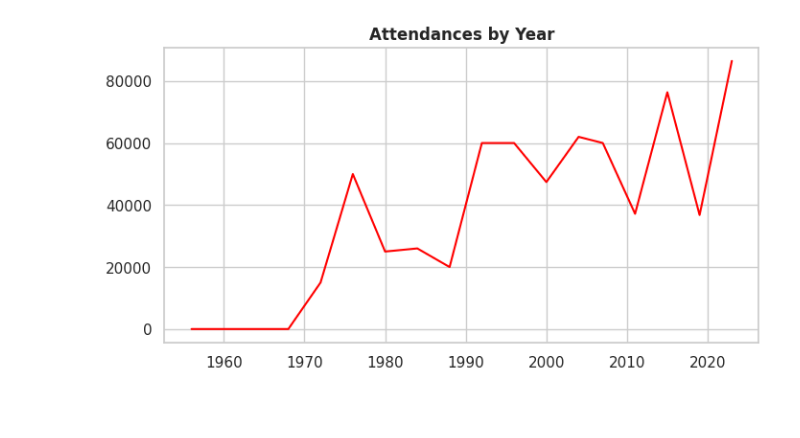
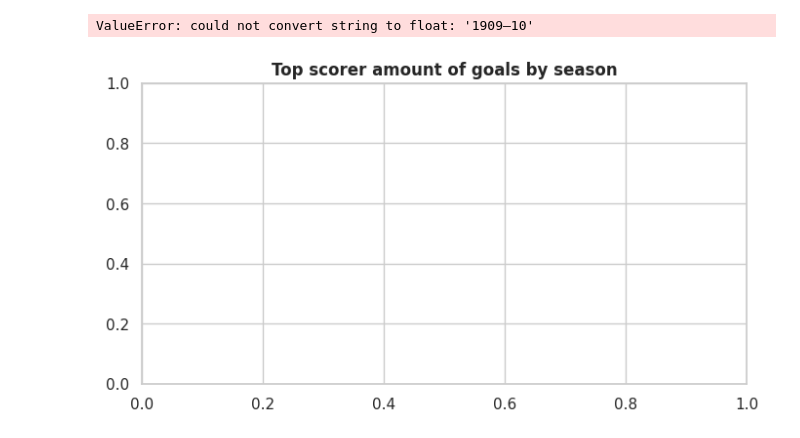
Before and after one commit to guilhermelaviola/SoccerCompetitionsStudy, a Jupyter notebook: SerieATIM.ipynb, the cells around one changed output. Drawn from its saved outputs; the diff is of its cells as text; code cells hidden in the pictures; blank space fills up the shorter version.

```diff
--- a/SerieATIM.ipynb
+++ b/SerieATIM.ipynb
@@ -10,9 +10,9 @@ sns.set(style = 'whitegrid')
 plt.style.use('seaborn-pastel')
 # %%
 # Importing the dataset:
-nt_tournaments = pd.ExcelFile('NT_tournaments_finals.xlsx')
-ac = pd.read_excel(nt_tournaments, 'AFC Asian Cup finals')
+italian_football = pd.ExcelFile('Italian Football.xlsx')
+sa = pd.read_excel(italian_football, 'Serie A TIM')
 
 # Displaying the last 5 champions:
-ac.tail()
+sa.tail()
 # %% [output]
@@ -119,8 +112,9 @@ plt.show()
 # %%
 # Displaying the attendances by year:
 plt.figure(figsize = (8, 4))
-plt.title('Attendances by Year', fontweight = 'bold')
-plt.plot(ac['Year'], ac['Attendance'], color = 'red')
+plt.title('Top scorer amount of goals by season', fontweight = 'bold')
+plt.plot(sa['Season'], sa['Number of goals 1'], color = 'cyan')
 plt.show()
 # %% [output]
+ValueError: could not convert string to float: '1909–10'
-[figure, old version]
+[figure, new version]
```
Also changed, not shown: parts of 13 cells of this notebook.
